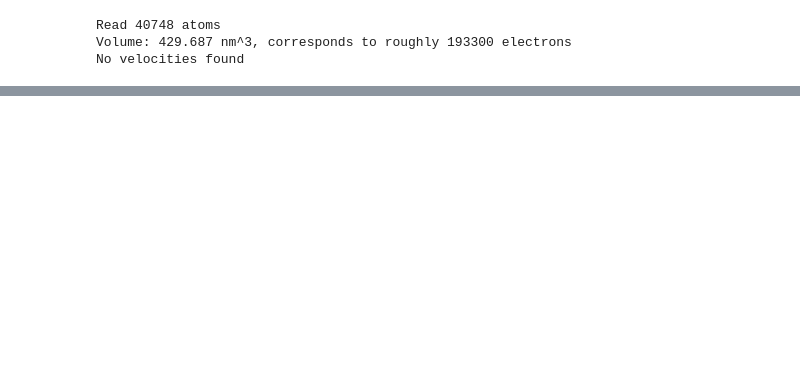
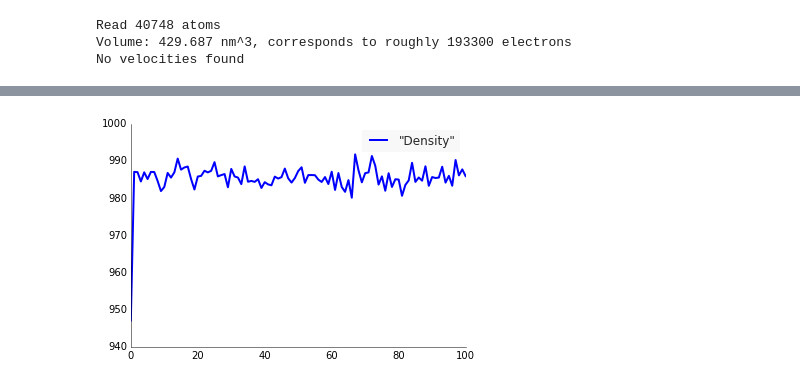
Before and after one commit to Balderscape/honours, a Jupyter notebook: notebooks/computational/trp_cage/folding_study_with_heavy_hydrogen/folding_study_local.ipynb, the cells around one changed output, grey strips where cells are left out. Cells and saved outputs as stored; diff of their text form; code cells hidden in the pictures; blank space fills up the shorter version.

```diff
--- a/notebooks/computational/trp_cage/folding_study_with_heavy_hydrogen/folding_study_local.ipynb
+++ b/notebooks/computational/trp_cage/folding_study_with_heavy_hydrogen/folding_study_local.ipynb
@@ -163,0 +376,4 @@ ImportError: cannot import name invocation
+# %%
+plotFigure("npt_dens.xvg")
+# %% [output]
+[figure, added]
```
Also changed, not shown: parts of 18 cells of this notebook, 2 other files.
